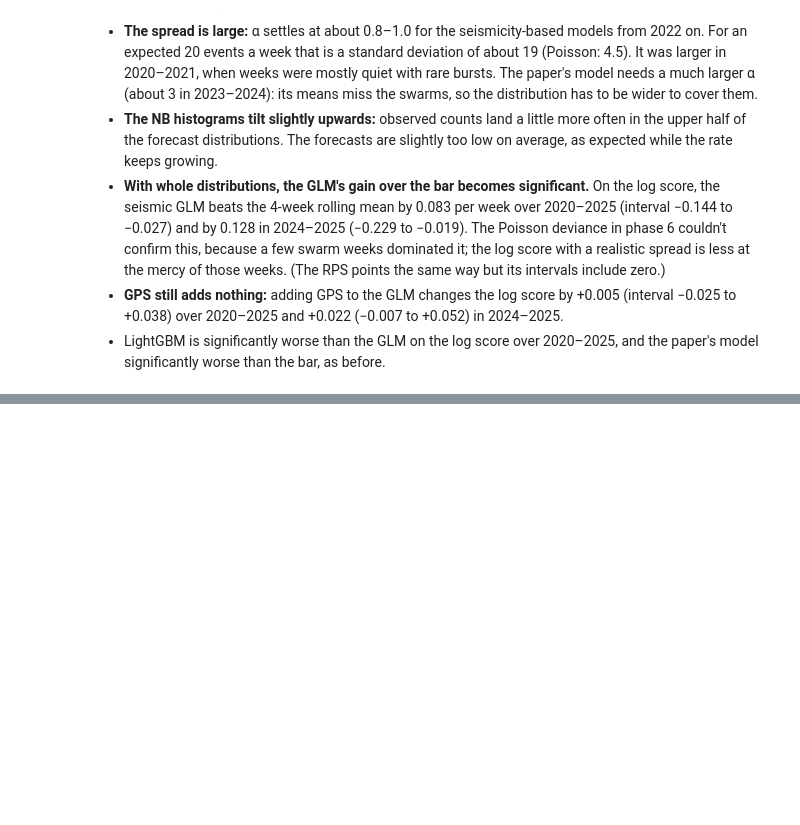
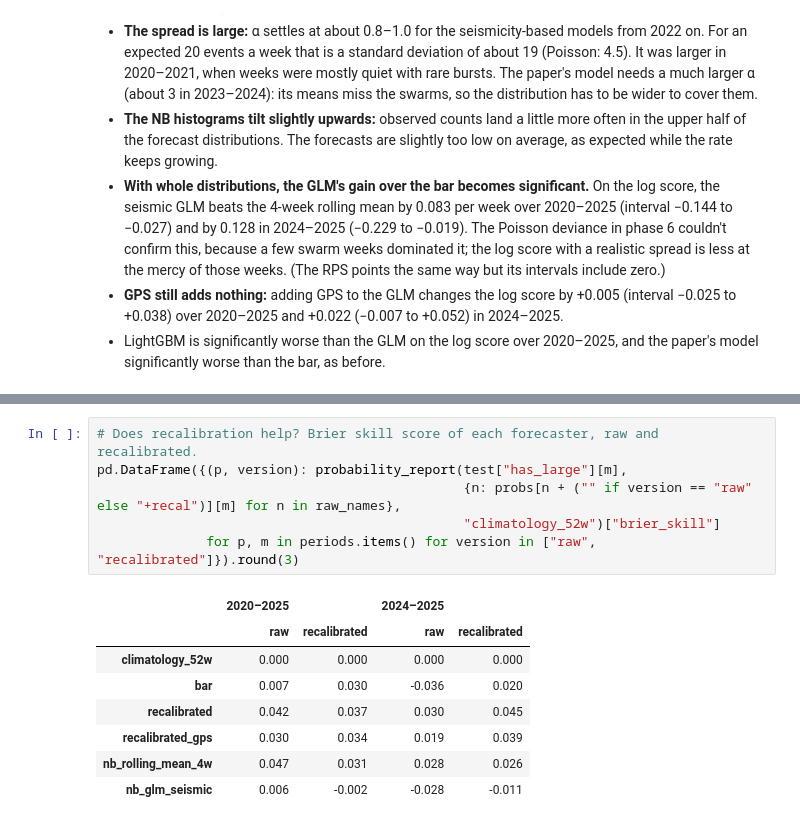
Before and after one commit to PatrickBolton/flegrei-seismicity, a Jupyter notebook: notebooks/05_evaluation.ipynb, the cells around one changed output, grey strips where cells are left out. Drawn from its saved outputs; the diff is of its cells as text; blank space fills up the shorter version.

```diff
--- a/notebooks/05_evaluation.ipynb
+++ b/notebooks/05_evaluation.ipynb
@@ -146,0 +191,15 @@ pd.concat({f"{score}, {p}": pd.DataFrame({label: paired_difference(dist[a]["NB"]
+# %%
+# Does recalibration help? Brier skill score of each forecaster, raw and recalibrated.
+pd.DataFrame({(p, version): probability_report(test["has_large"][m],
+                                               {n: probs[n + ("" if version == "raw" else "+recal")][m] for n in raw_names},
+                                               "climatology_52w")["brier_skill"]
+              for p, m in periods.items() for version in ["raw", "recalibrated"]}).round(3)
+# %% [output]
+|  | 2020–2025 |  | 2024–2025 |  |
+|  | raw | recalibrated | raw | recalibrated |
+| climatology_52w | 0.000 | 0.000 | 0.000 | 0.000 |
+| bar | 0.007 | 0.030 | -0.036 | 0.020 |
+| recalibrated | 0.042 | 0.037 | 0.030 | 0.045 |
+| recalibrated_gps | 0.030 | 0.034 | 0.019 | 0.039 |
+| nb_rolling_mean_4w | 0.047 | 0.031 | 0.028 | 0.026 |
+| nb_glm_seismic | 0.006 | -0.002 | -0.028 | -0.011 |
```
Also changed, not shown: parts of 6 cells of this notebook, 1 other file.
